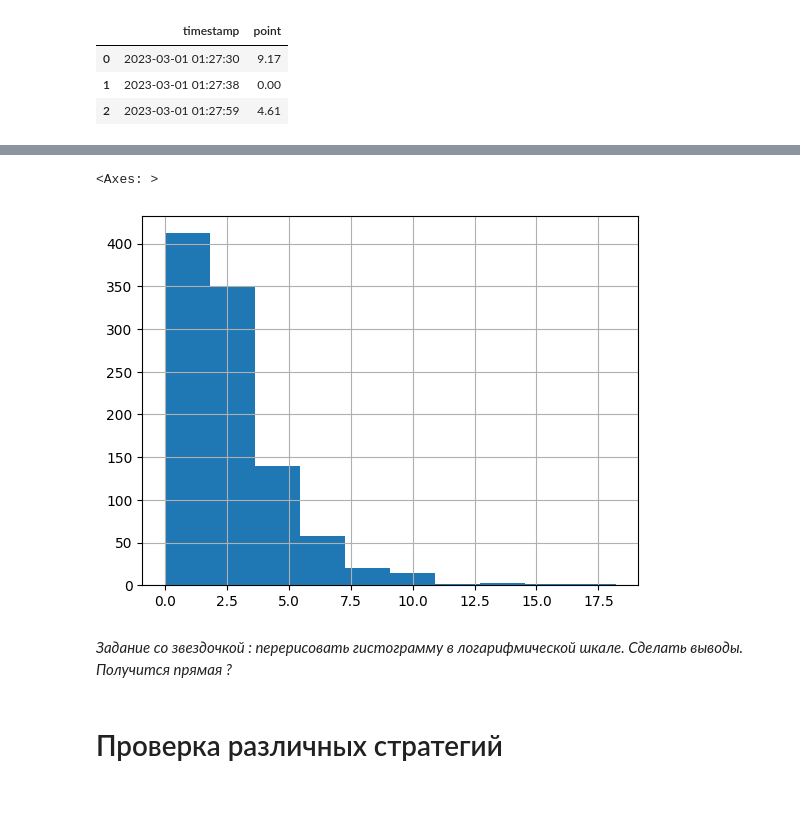
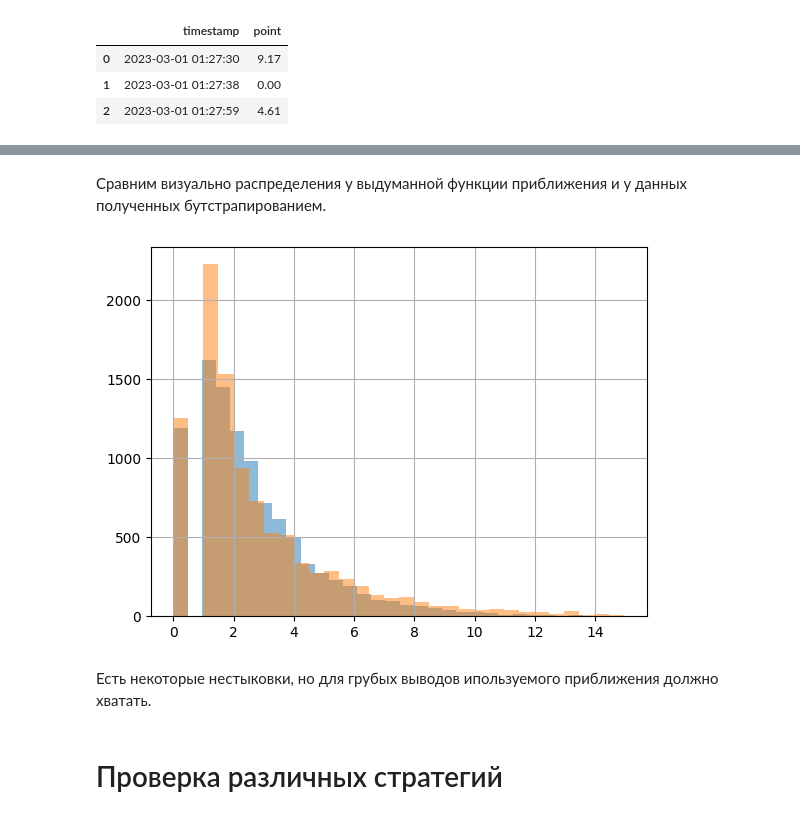
Before and after one commit to pavlozt/research, a Jupyter notebook: simulation/crash_game_x/game_sim_bootstrap.ipynb, the cells around one changed output, grey strips where cells are left out. Saved outputs shown, nothing was run; the diff lists cells and outputs as text; code cells hidden in the pictures.

Commit message:
add bootstraped version

```diff
--- a/simulation/crash_game_x/game_sim_bootstrap.ipynb
+++ b/simulation/crash_game_x/game_sim_bootstrap.ipynb
@@ -33,5 +35,6 @@ zerosratio=0.13
 # %%
 df=pd.read_csv('crash_data.tsv', sep='\t',header=None, names=['timestamp','point'],parse_dates= [0],dayfirst=True)
+df =df [df.point < 1000] # в данных есть неправдоподобная ошибка. отбросим слишком высокие множители
 df.dtypes
 # %% [output]
 timestamp    datetime64[ns]
@@ -45,8 +48,12 @@ df.head(3)
 | 1 | 2023-03-01 01:27:38 | 0.00 |
 | 2 | 2023-03-01 01:27:59 | 4.61 |
 # %%
-def mult_values(zerosratio: float, size: int) -> np.ndarray:
-    return df.point.sample(size,replace=True).to_numpy()
+# Здесь немного сложненько:
+# чтобы пользоваться njit, нужно чтобы все вызываемые функции тоже были njit.
+# чтобы это все скомпилировалось в numba, придется писать с использованием только numpy
+@njit
+def mult_values_bootstrap(size: int,orig_data: np.ndarray) -> np.ndarray:
+    return np.random.choice(orig_data,size,replace=True)
 
-mult_values(0.13,5)
+mult_values_bootstrap(5,df.point.to_numpy())
 # %% [output]
@@ -54,4 +61,4 @@ array([1.87, 7.69, 1.1 , 1.81, 1.83])
 # %%
-rvalues = mult_values(0.13,1000)
+rvalues = mult_values_bootstrap(10000,df.point.to_numpy())
 rvalues[:10]
 # %% [output]
@@ -68,24 +66,25 @@ s.hist(bins=10)
+# %% [markdown]
+Сравним визуально распределения у выдуманной функции приближения и у данных полученных бутстрапированием.
 # %%
 # Старая функция с аналитическими коээфициентами:
-#@jit
+#
+@njit(parallel=True)
 def mult_values_analitics(zerosratio: float,size: int) -> np.ndarray :
-    zeros_values = np.zeros(round(size*zerosratio))
-    exp_values = 1+np.random.exponential(scale=2.0, size=round((1-zerosratio)*size))
-    result = np.concatenate((zeros_values, exp_values), axis=None)
-    result = np.around(result,2)
+    number_of_zeros = round(size*zerosratio)
+    result = np.zeros(size)
+    result[number_of_zeros:size]=  1+np.random.exponential(scale=2.0, size=size-number_of_zeros)
     np.random.shuffle(result)
     return result
 # %%
-rvalues_analitics = mult_values_analitics(0.13,1000)
-s2 = pd.Series(rvalues_analitics)
-s2.hist(bins=10)
+boots_series = pd.Series(rvalues)
+rvalues_analitics = mult_values_analitics(zerosratio,10000)
+smooth_series = pd.Series(rvalues_analitics)
+smooth_series.where(smooth_series<=15).hist(bins=30,alpha=0.5,color='tab:blue')
+boots_series.where(boots_series <= 15).hist(bins=30,alpha=0.5,color='tab:orange');
 # %% [output]
-<Axes: >
-[figure, old version]
+[figure, new version]
-# %% [markdown]
-*Задание со звездочкой  :
-перерисовать гистограмму в логарифмической шкале. Сделать выводы.
-Получится прямая ?*
+# %% [markdown]
+Есть некоторые нестыковки, но для грубых выводов ипользуемого приближения должно хватать.
 # %% [markdown]
 # Проверка различных стратегий
 # %% [markdown]
```
Also changed, not shown: parts of 26 cells of this notebook.
